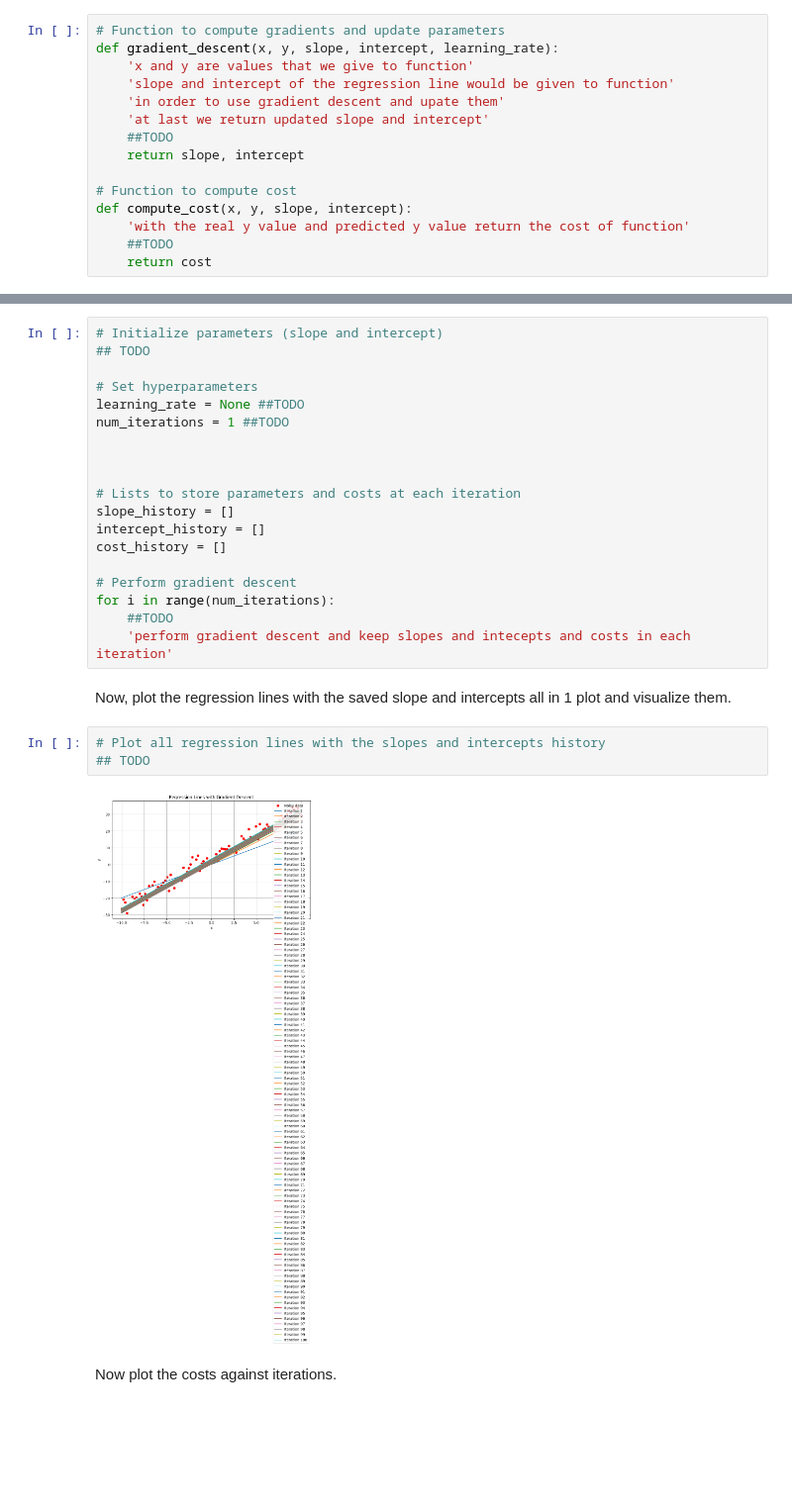
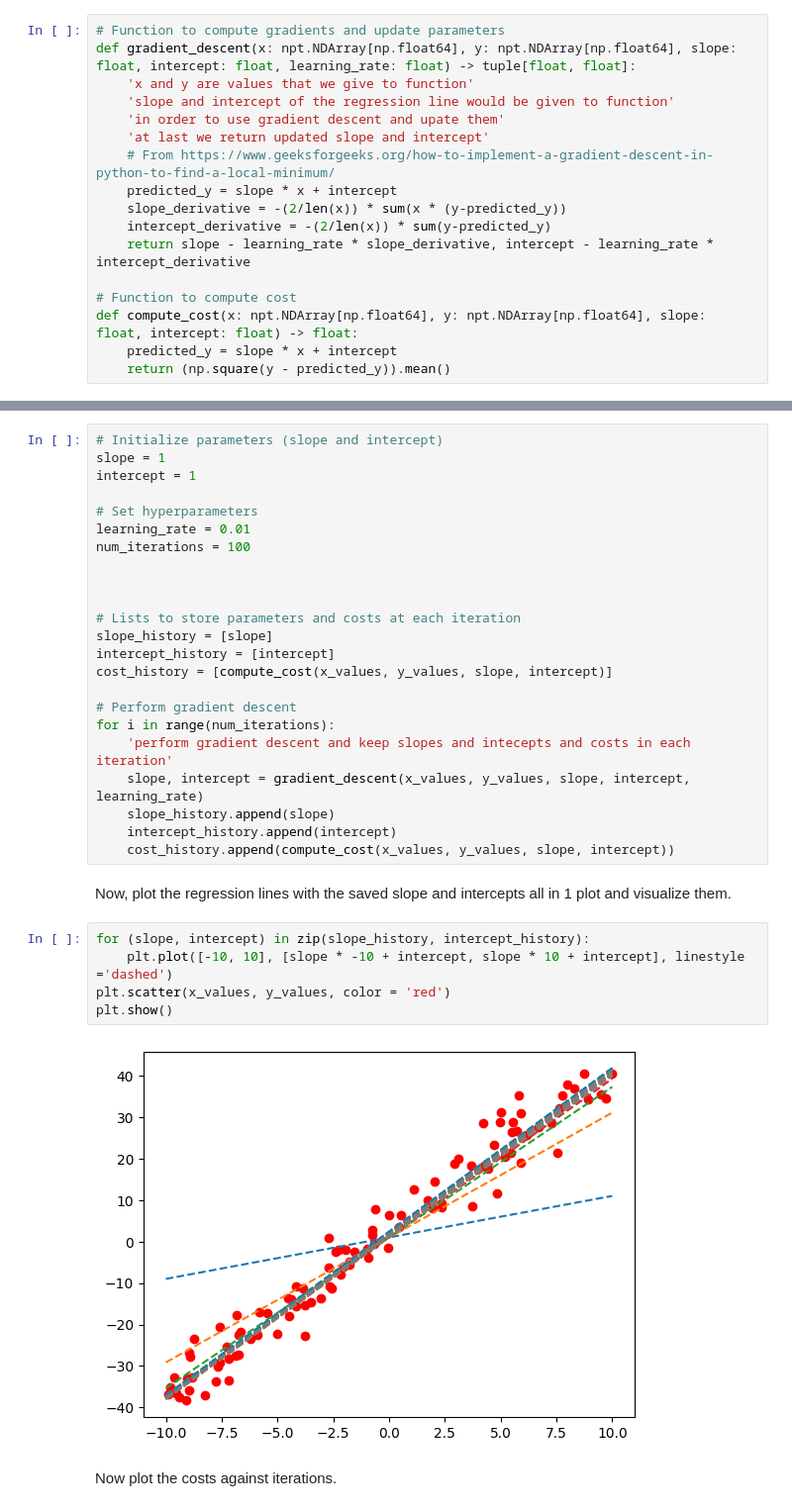
Before and after one commit to HirbodBehnam/Numerical-Computations-Assignments, a Jupyter notebook: P4/Gradinet descent.ipynb, the cells around one changed output, grey strips where cells are left out. Shown at 99% size. Saved outputs shown, nothing was run; the diff lists cells and outputs as text; blank space fills up the shorter version.

```diff
--- a/P4/Gradinet descent.ipynb
+++ b/P4/Gradinet descent.ipynb
@@ -41,47 +45,55 @@ implement gradient_descent and compute_cost functions. note that x and y are val
 compute_cost function is a simple function to calculate the error or cost of the predicted value and main value.
 # %%
 # Function to compute gradients and update parameters
-def gradient_descent(x, y, slope, intercept, learning_rate):
+def gradient_descent(x: npt.NDArray[np.float64], y: npt.NDArray[np.float64], slope: float, intercept: float, learning_rate: float) -> tuple[float, float]:
     'x and y are values that we give to function'
     'slope and intercept of the regression line would be given to function'
     'in order to use gradient descent and upate them'
     'at last we return updated slope and intercept'
-    ##TODO
-    return slope, intercept
+    # From https://www.geeksforgeeks.org/how-to-implement-a-gradient-descent-in-python-to-find-a-local-minimum/
+    predicted_y = slope * x + intercept
+    slope_derivative = -(2/len(x)) * sum(x * (y-predicted_y))
+    intercept_derivative = -(2/len(x)) * sum(y-predicted_y)
+    return slope - learning_rate * slope_derivative, intercept - learning_rate * intercept_derivative
 
 # Function to compute cost
-def compute_cost(x, y, slope, intercept):
-    'with the real y value and predicted y value return the cost of function'
-    ##TODO
-    return cost
+def compute_cost(x: npt.NDArray[np.float64], y: npt.NDArray[np.float64], slope: float, intercept: float) -> float:
+    predicted_y = slope * x + intercept
+    return (np.square(y - predicted_y)).mean()
 # %% [markdown]
 In this cell, for the num_iterations, do gradient descent algorithm and save slope and intercepts, also compute costs and save them to.
 # %%
 # Initialize parameters (slope and intercept)
-## TODO
+slope = 1
+intercept = 1
 
 # Set hyperparameters
-learning_rate = None ##TODO
-num_iterations = 1 ##TODO
+learning_rate = 0.01
+num_iterations = 100
 
 
 
 # Lists to store parameters and costs at each iteration
-slope_history = []
-intercept_history = []
-cost_history = []
+slope_history = [slope]
+intercept_history = [intercept]
+cost_history = [compute_cost(x_values, y_values, slope, intercept)]
 
 # Perform gradient descent
 for i in range(num_iterations):
-    ##TODO
     'perform gradient descent and keep slopes and intecepts and costs in each iteration'
+    slope, intercept = gradient_descent(x_values, y_values, slope, intercept, learning_rate)
+    slope_history.append(slope)
+    intercept_history.append(intercept)
+    cost_history.append(compute_cost(x_values, y_values, slope, intercept))
 # %% [markdown]
 Now, plot the regression lines with the saved slope and intercepts all in 1 plot and visualize them.
 # %%
-# Plot all regression lines with the slopes and intercepts history
-## TODO
+for (slope, intercept) in zip(slope_history, intercept_history):
+    plt.plot([-10, 10], [slope * -10 + intercept, slope * 10 + intercept], linestyle ='dashed')
+plt.scatter(x_values, y_values, color = 'red')
+plt.show()
 # %% [output]
-[figure, old version]
+[figure, new version]
 # %% [markdown]
 Now plot the costs against iterations.
 # %%
```
Also changed, not shown: parts of 4 cells of this notebook.
